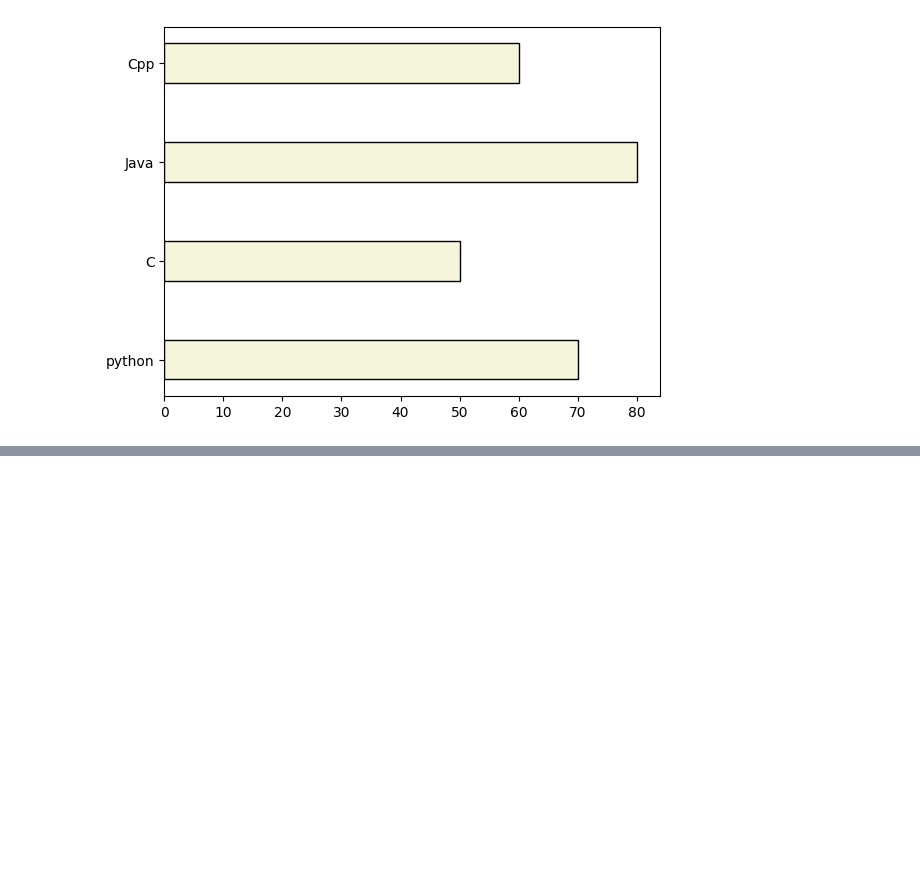
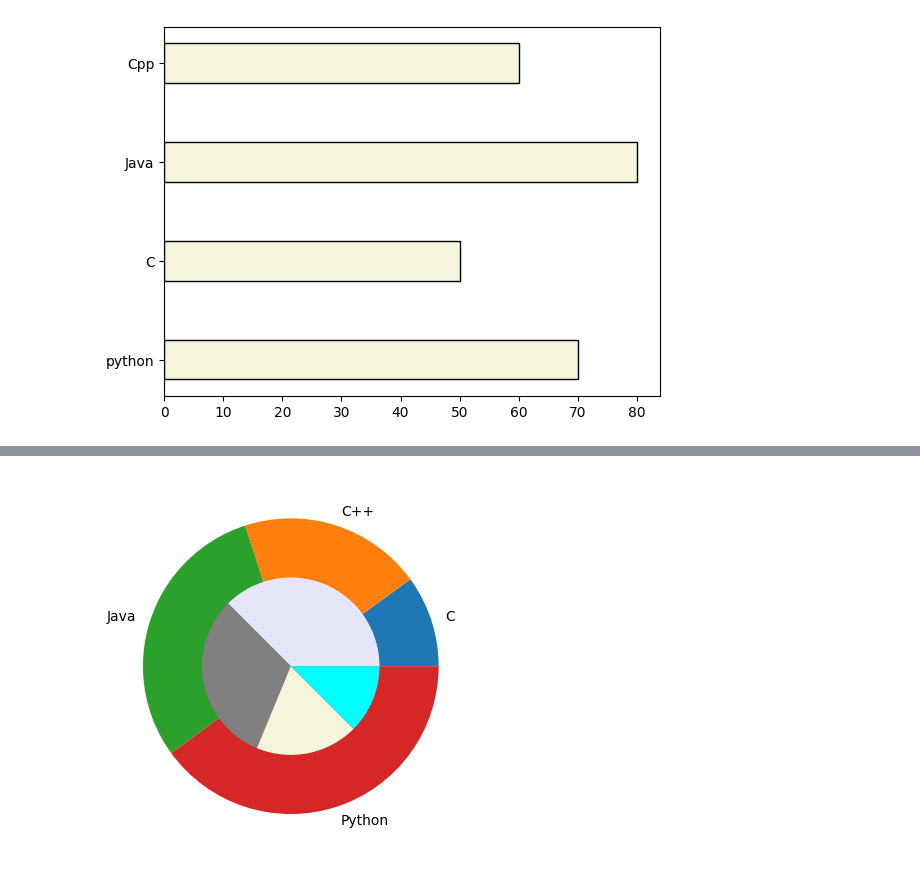
Before and after one commit to yash06chourasia/Python-ML-training, a Jupyter notebook: Dataset/matplotlib.ipynb, the cells around one changed output, grey strips where cells are left out. Cells and saved outputs as stored; diff of their text form; code cells hidden in the pictures; blank space fills up the shorter version.

```diff
--- a/Dataset/matplotlib.ipynb
+++ b/Dataset/matplotlib.ipynb
@@ -128,0 +136,10 @@ plt.show()
+# %%
+x = [10,20,30,40]
+x1 = [60,50,30,20]
+y = ['C','C++','Java',"Python"]
+c = ['lavender','grey','beige','cyan']
+plt.pie(x,labels=y,radius=1)
+plt.pie(x1,radius=0.6,colors=c)
+plt.show()
+# %% [output]
+[figure, added]
```
Also changed, not shown: parts of 4 cells of this notebook.
